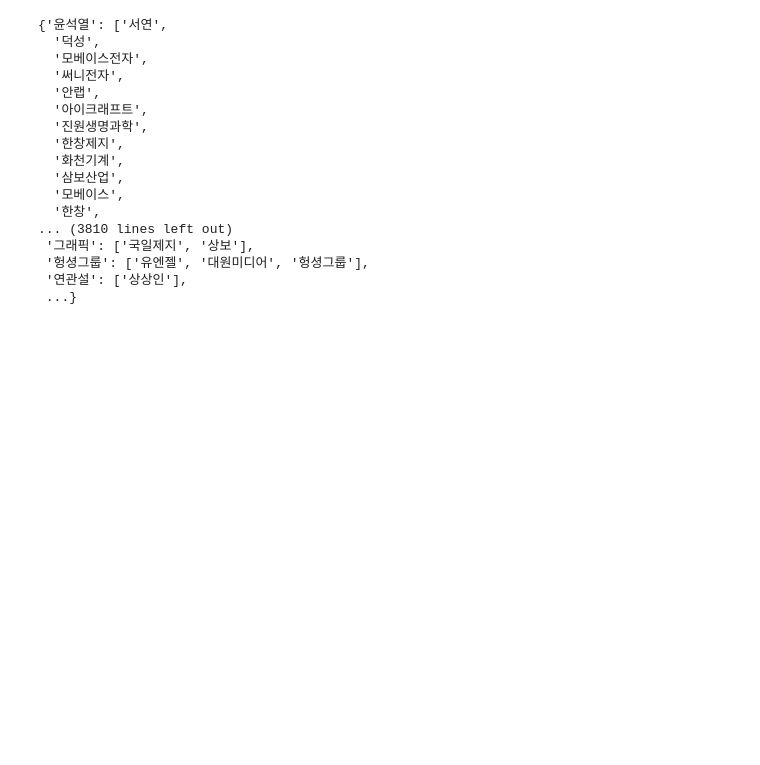
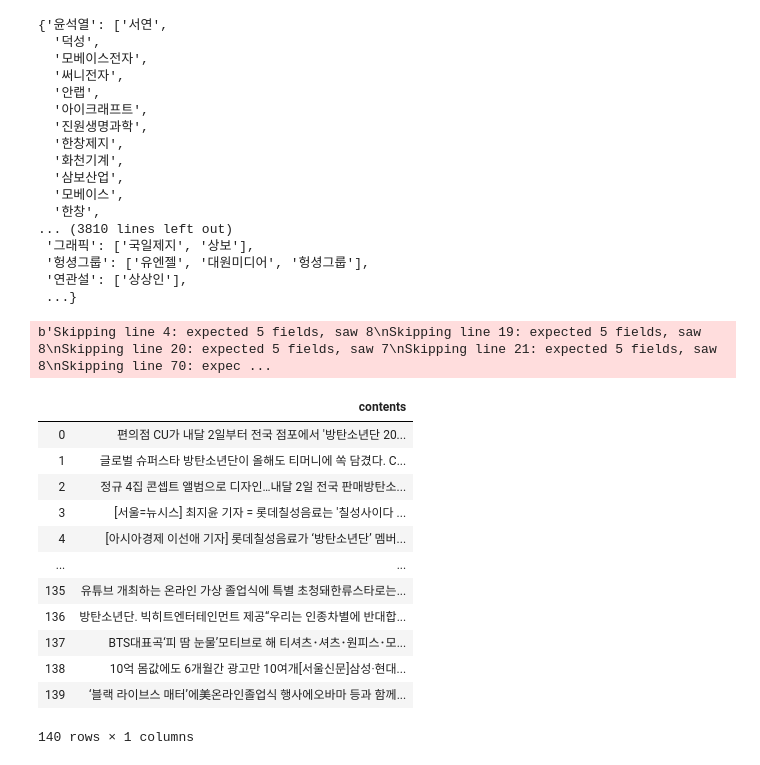
Before and after one commit to sopogen/Project_ThematicInvest, a Jupyter notebook: Data Preprocessor/Extracting_Theme_Final.ipynb, the cells around one changed output. Drawn from its saved outputs; the diff is of its cells as text; code cells hidden in the pictures; blank space fills up the shorter version.

```diff
--- a/Data Preprocessor/Extracting_Theme_Final.ipynb
+++ b/Data Preprocessor/Extracting_Theme_Final.ipynb
@@ -286,3 +286,26 @@ a_file.close()
 import json
 with open('data_final.json', 'w') as fp:
     json.dump(dic, fp)
+# %%
+data = pd.read_csv("../Data/theme_news_data/방탄소년단.txt", sep='\t', header=None, error_bad_lines=False)
+data = data[3]
+data = data.drop_duplicates().reset_index()
+data = data[3]
+df = pd.DataFrame(data)
+df.columns = ['contents']
+df
+# %% [output]
+b'Skipping line 4: expected 5 fields, saw 8\nSkipping line 19: expected 5 fields, saw 8\nSkipping line 20: expected 5 fields, saw 7\nSkipping line 21: expected 5 fields, saw 8\nSkipping line 70: expec ...
+|  | contents |
+| 0 | 편의점 CU가 내달 2일부터 전국 점포에서 '방탄소년단 20... |
+| 1 | 글로벌 슈퍼스타 방탄소년단이 올해도 티머니에 쏙 담겼다. C... |
+| 2 | 정규 4집 콘셉트 앨범으로 디자인…내달 2일 전국 판매방탄소... |
+| 3 | [서울=뉴시스] 최지윤 기자 = 롯데칠성음료는 '칠성사이다 ... |
+| 4 | [아시아경제 이선애 기자] 롯데칠성음료가 ‘방탄소년단’ 멤버... |
+| ... | ... |
+| 135 | 유튜브 개최하는 온라인 가상 졸업식에 특별 초청돼한류스타로는... |
+| 136 | 방탄소년단. 빅히트엔터테인먼트 제공“우리는 인종차별에 반대합... |
+| 137 | BTS대표곡‘피 땀 눈물’모티브로 해 티셔츠･셔츠･원피스･모... |
+| 138 | 10억 몸값에도 6개월간 광고만 10여개[서울신문]삼성·현대... |
+| 139 | ‘블랙 라이브스 매터’에美온라인졸업식 행사에오바마 등과 함께... |
+140 rows × 1 columns
```
Also changed, not shown: parts of 2 cells of this notebook, 10 other files.
